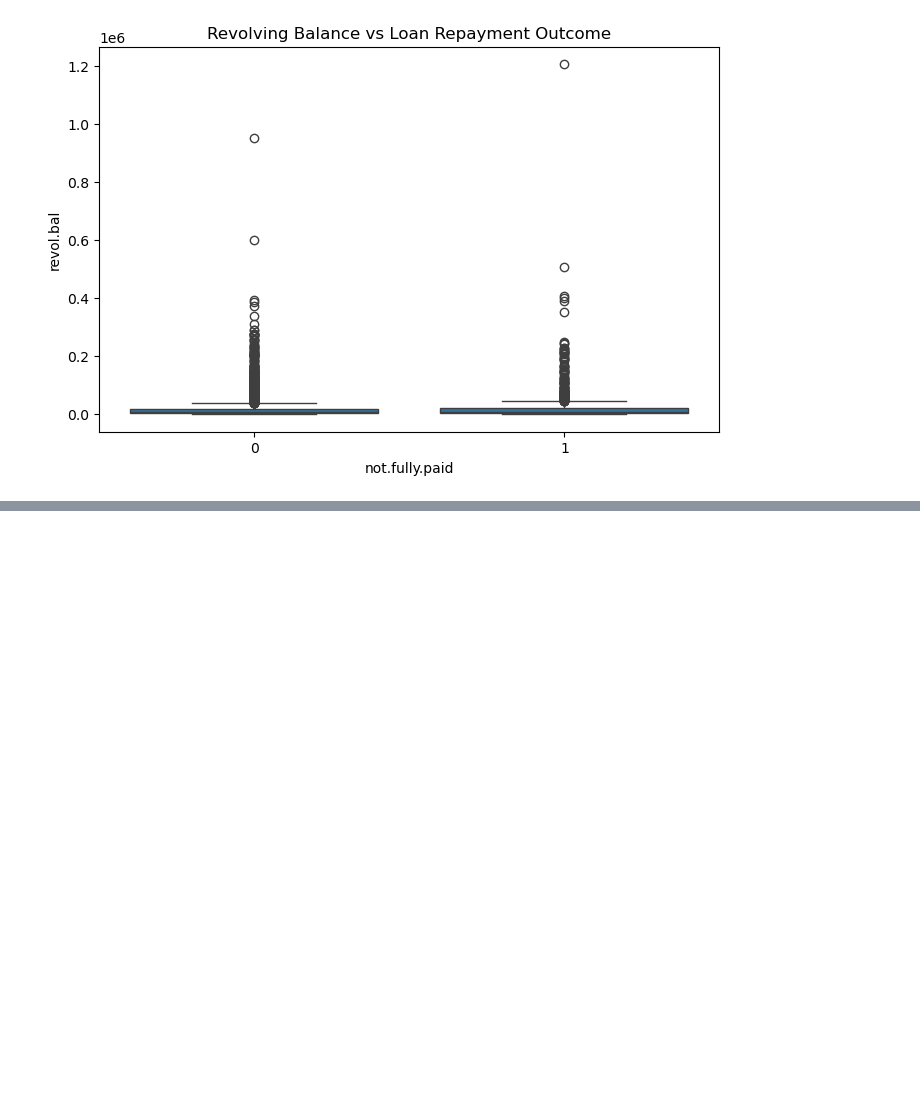
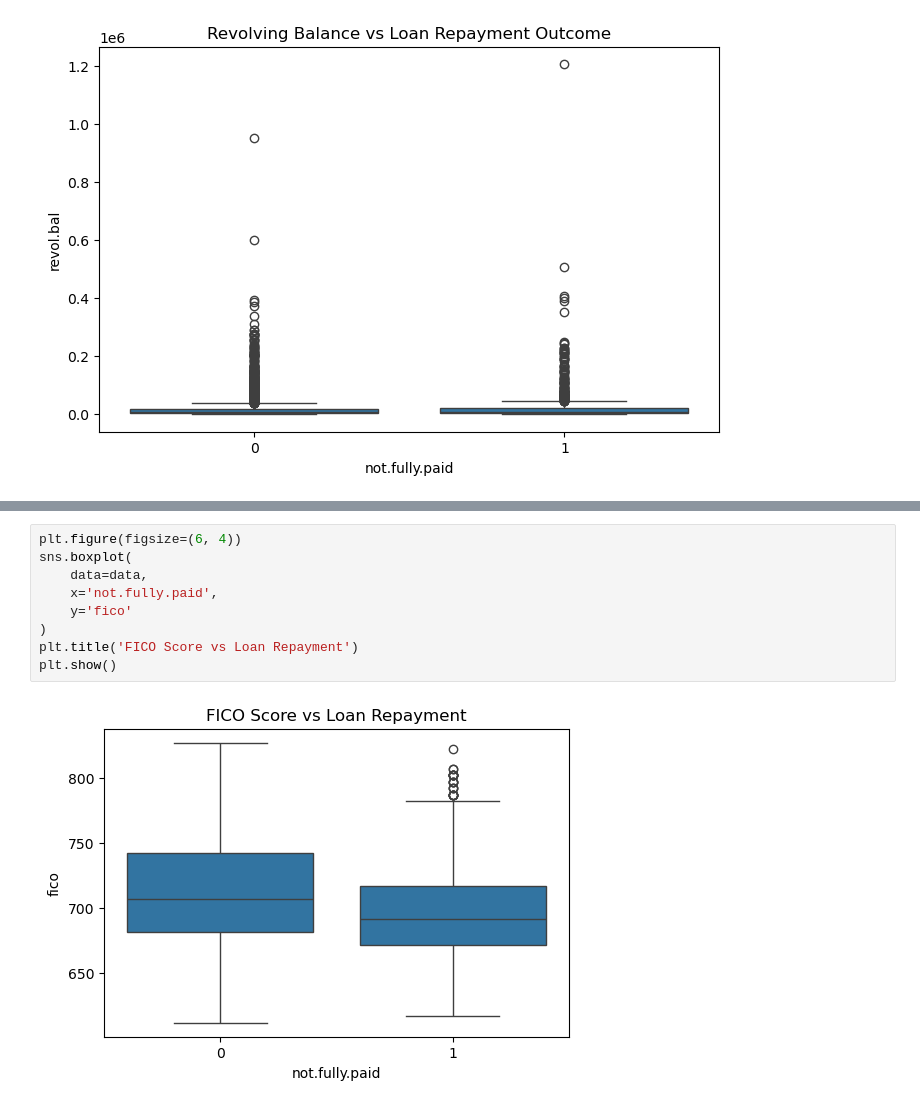
Before and after one commit to OmarAymanZaid/credit_risk_assessment_MachineLearning, a Jupyter notebook: notebooks/1_DataPreprocessing.ipynb, the cells around one changed output, grey strips where cells are left out. Saved outputs shown, nothing was run; the diff lists cells and outputs as text; blank space fills up the shorter version.

```diff
--- a/notebooks/1_DataPreprocessing.ipynb
+++ b/notebooks/1_DataPreprocessing.ipynb
@@ -165,0 +208,11 @@ plt.show()
+# %%
+plt.figure(figsize=(6, 4))
+sns.boxplot(
+    data=data,
+    x='not.fully.paid',
+    y='fico'
+)
+plt.title('FICO Score vs Loan Repayment')
+plt.show()
+# %% [output]
+[figure, added]
```
Also changed, not shown: parts of 7 cells of this notebook, 2 other files.
